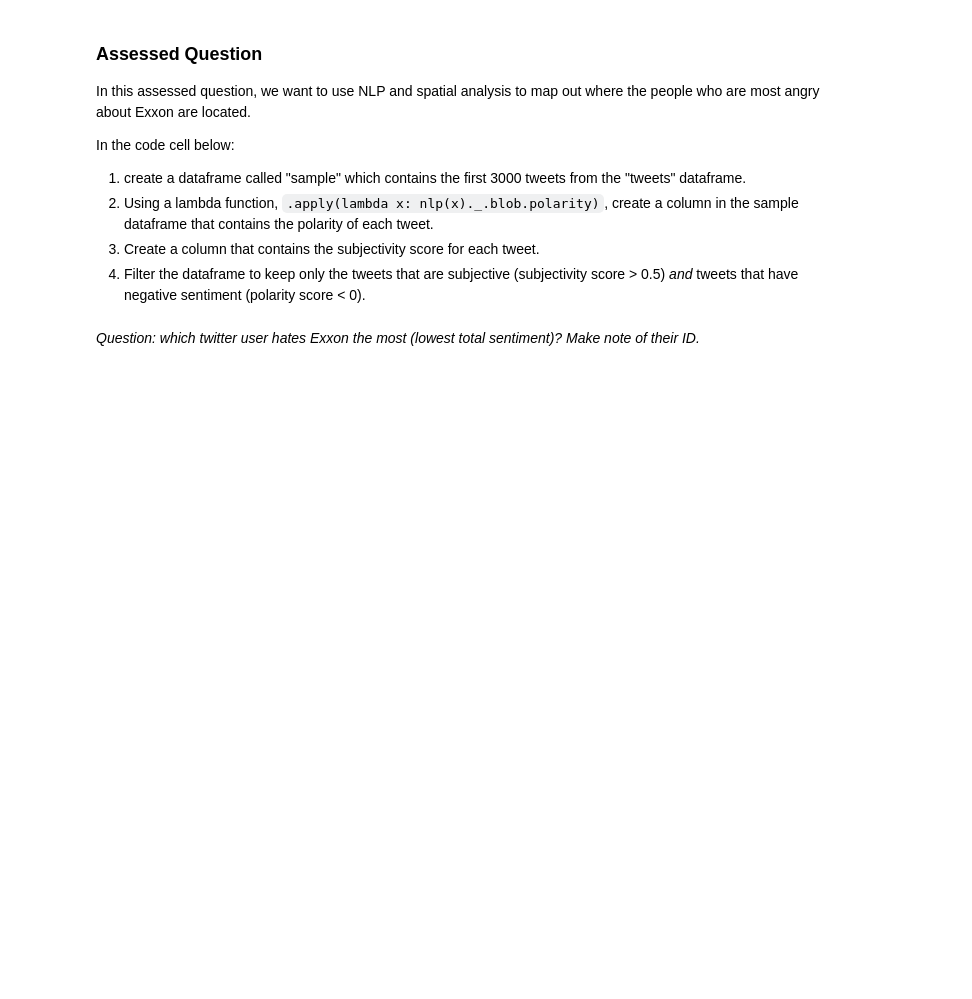
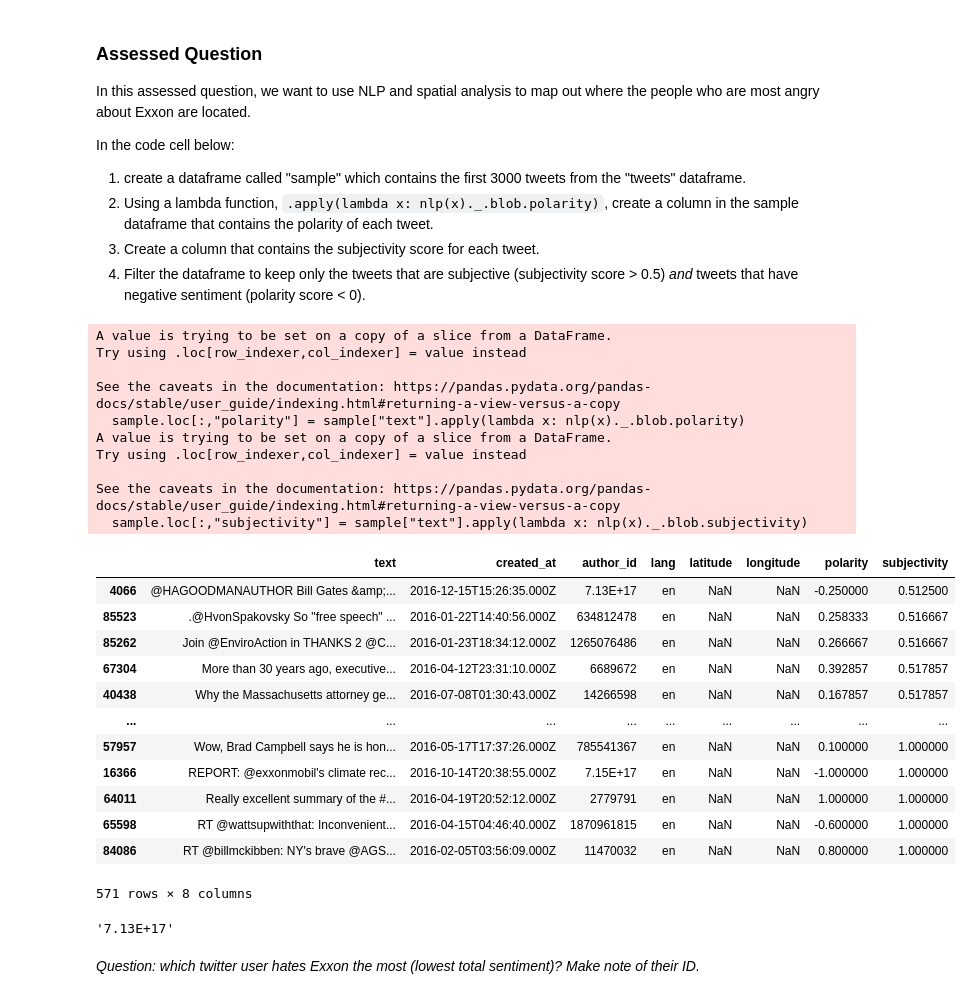
Before and after one commit to owenlepore/QM2, a Jupyter notebook: notebooks/W04. Natural Language Processing.ipynb, the cells around one changed output. Cells and saved outputs as stored; diff of their text form; code cells hidden in the pictures; blank space fills up the shorter version.

```diff
--- a/notebooks/W04. Natural Language Processing.ipynb
+++ b/notebooks/W04. Natural Language Processing.ipynb
@@ -674,5 +674,41 @@ In the code cell below:
 2. Using a lambda function, `.apply(lambda x: nlp(x)._.blob.polarity)`, create a column in the sample dataframe that contains the polarity of each tweet.
 3. Create a column that contains the subjectivity score for each tweet.
 4. Filter the dataframe to keep only the tweets that are subjective (subjectivity score > 0.5) *and* tweets that have negative sentiment (polarity score < 0).
+# %%
+sample = tweets[:3000]
+sample.loc[:,"polarity"] = sample["text"].apply(lambda x: nlp(x)._.blob.polarity)
+sample.loc[:,"subjectivity"] = sample["text"].apply(lambda x: nlp(x)._.blob.subjectivity)
+filtered_sample = sample[sample["subjectivity"] > 0.5]
+filtered_sample = filtered_sample.sort_values(by="subjectivity", ascending=True)
+filtered_sample
+# %% [output]
+A value is trying to be set on a copy of a slice from a DataFrame.
+Try using .loc[row_indexer,col_indexer] = value instead
+
+See the caveats in the documentation: https://pandas.pydata.org/pandas-docs/stable/user_guide/indexing.html#returning-a-view-versus-a-copy
+  sample.loc[:,"polarity"] = sample["text"].apply(lambda x: nlp(x)._.blob.polarity)
+A value is trying to be set on a copy of a slice from a DataFrame.
+Try using .loc[row_indexer,col_indexer] = value instead
+
+See the caveats in the documentation: https://pandas.pydata.org/pandas-docs/stable/user_guide/indexing.html#returning-a-view-versus-a-copy
+  sample.loc[:,"subjectivity"] = sample["text"].apply(lambda x: nlp(x)._.blob.subjectivity)
+|  | text | created_at | author_id | lang | latitude | longitude | polarity | subjectivity |
+| 4066 | @HAGOODMANAUTHOR Bill Gates &amp;... | 2016-12-15T15:26:35.000Z | 7.13E+17 | en | NaN | NaN | -0.250000 | 0.512500 |
+| 85523 | .@HvonSpakovsky So "free speech" ... | 2016-01-22T14:40:56.000Z | 634812478 | en | NaN | NaN | 0.258333 | 0.516667 |
+| 85262 | Join @EnviroAction in THANKS 2 @C... | 2016-01-23T18:34:12.000Z | 1265076486 | en | NaN | NaN | 0.266667 | 0.516667 |
+| 67304 | More than 30 years ago, executive... | 2016-04-12T23:31:10.000Z | 6689672 | en | NaN | NaN | 0.392857 | 0.517857 |
+| 40438 | Why the Massachusetts attorney ge... | 2016-07-08T01:30:43.000Z | 14266598 | en | NaN | NaN | 0.167857 | 0.517857 |
+| ... | ... | ... | ... | ... | ... | ... | ... | ... |
+| 57957 | Wow, Brad Campbell says he is hon... | 2016-05-17T17:37:26.000Z | 785541367 | en | NaN | NaN | 0.100000 | 1.000000 |
+| 16366 | REPORT: @exxonmobil's climate rec... | 2016-10-14T20:38:55.000Z | 7.15E+17 | en | NaN | NaN | -1.000000 | 1.000000 |
+| 64011 | Really excellent summary of the #... | 2016-04-19T20:52:12.000Z | 2779791 | en | NaN | NaN | 1.000000 | 1.000000 |
+| 65598 | RT @wattsupwiththat: Inconvenient... | 2016-04-15T04:46:40.000Z | 1870961815 | en | NaN | NaN | -0.600000 | 1.000000 |
+| 84086 | RT @billmckibben: NY's brave @AGS... | 2016-02-05T03:56:09.000Z | 11470032 | en | NaN | NaN | 0.800000 | 1.000000 |
+571 rows × 8 columns
+# %%
+lowest_id = filtered_sample.iloc[0]["author_id"]
+lowest_id
+# %% [output]
+'7.13E+17'
 # %% [markdown]
 *Question: which twitter user hates Exxon the most (lowest total sentiment)? Make note of their ID.*
```
Also changed, not shown: parts of 1 cell of this notebook.
